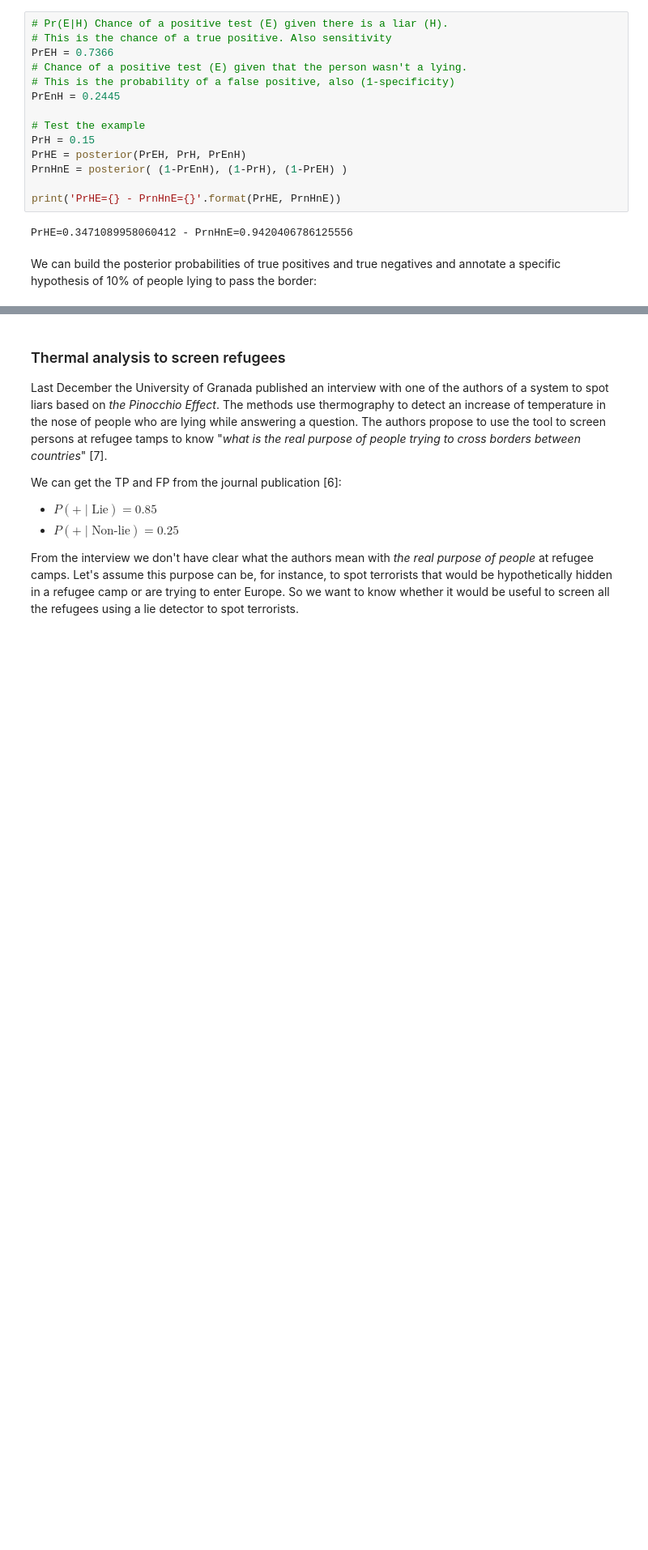
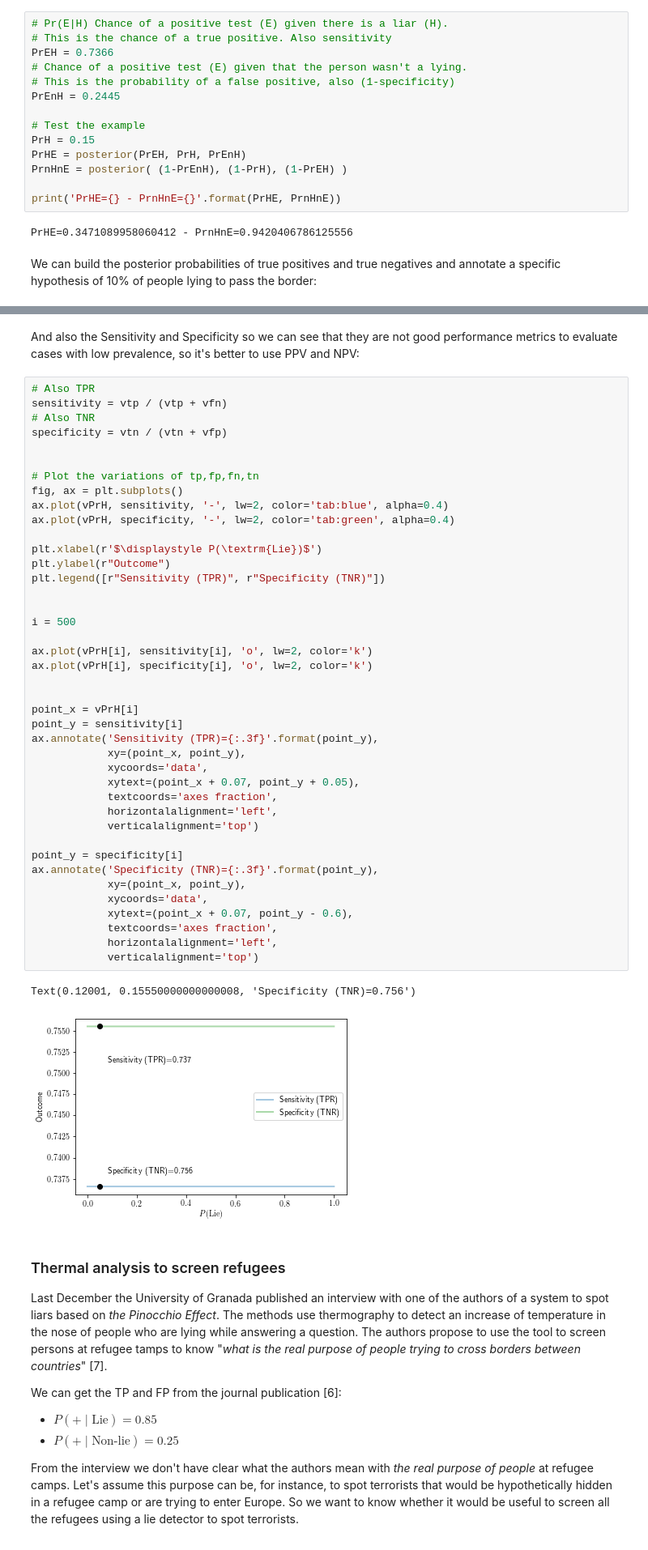
Before and after one commit to javism/bayesian-performance, a Jupyter notebook: bayesian-analysis.ipynb, the cells around one changed output, grey strips where cells are left out. Shown at 81% size. Saved outputs shown, nothing was run; the diff lists cells and outputs as text; blank space fills up the shorter version.

```diff
--- a/bayesian-analysis.ipynb
+++ b/bayesian-analysis.ipynb
@@ -212,3 +286,49 @@ vPrH[i]
+# %% [markdown]
+And also the Sensitivity and Specificity so we can see that they are not good performance metrics to evaluate cases with low prevalence, so it's better to use PPV and NPV:
+# %%
+# Also TPR
+sensitivity = vtp / (vtp + vfn)
+# Also TNR
+specificity = vtn / (vtn + vfp)
+
+
+# Plot the variations of tp,fp,fn,tn
+fig, ax = plt.subplots()
+ax.plot(vPrH, sensitivity, '-', lw=2, color='tab:blue', alpha=0.4)
+ax.plot(vPrH, specificity, '-', lw=2, color='tab:green', alpha=0.4)
+
+plt.xlabel(r'$\displaystyle P(\textrm{Lie})$')
+plt.ylabel(r"Outcome")
+plt.legend([r"Sensitivity (TPR)", r"Specificity (TNR)"])
+
+
+i = 500
+
+ax.plot(vPrH[i], sensitivity[i], 'o', lw=2, color='k')
+ax.plot(vPrH[i], specificity[i], 'o', lw=2, color='k')
+
+
+point_x = vPrH[i]
+point_y = sensitivity[i]
+ax.annotate('Sensitivity (TPR)={:.3f}'.format(point_y),
+            xy=(point_x, point_y),
+            xycoords='data',
+            xytext=(point_x + 0.07, point_y + 0.05),
+            textcoords='axes fraction',
+            horizontalalignment='left',
+            verticalalignment='top')
+
+point_y = specificity[i]
+ax.annotate('Specificity (TNR)={:.3f}'.format(point_y),
+            xy=(point_x, point_y),
+            xycoords='data',
+            xytext=(point_x + 0.07, point_y - 0.6),
+            textcoords='axes fraction',
+            horizontalalignment='left',
+            verticalalignment='top')
+# %% [output]
+Text(0.12001, 0.15550000000000008, 'Specificity (TNR)=0.756')
+[figure, added]
 # %% [markdown]
 ### Thermal analysis to screen refugees
 
```
Also changed, not shown: parts of 4 cells of this notebook.
